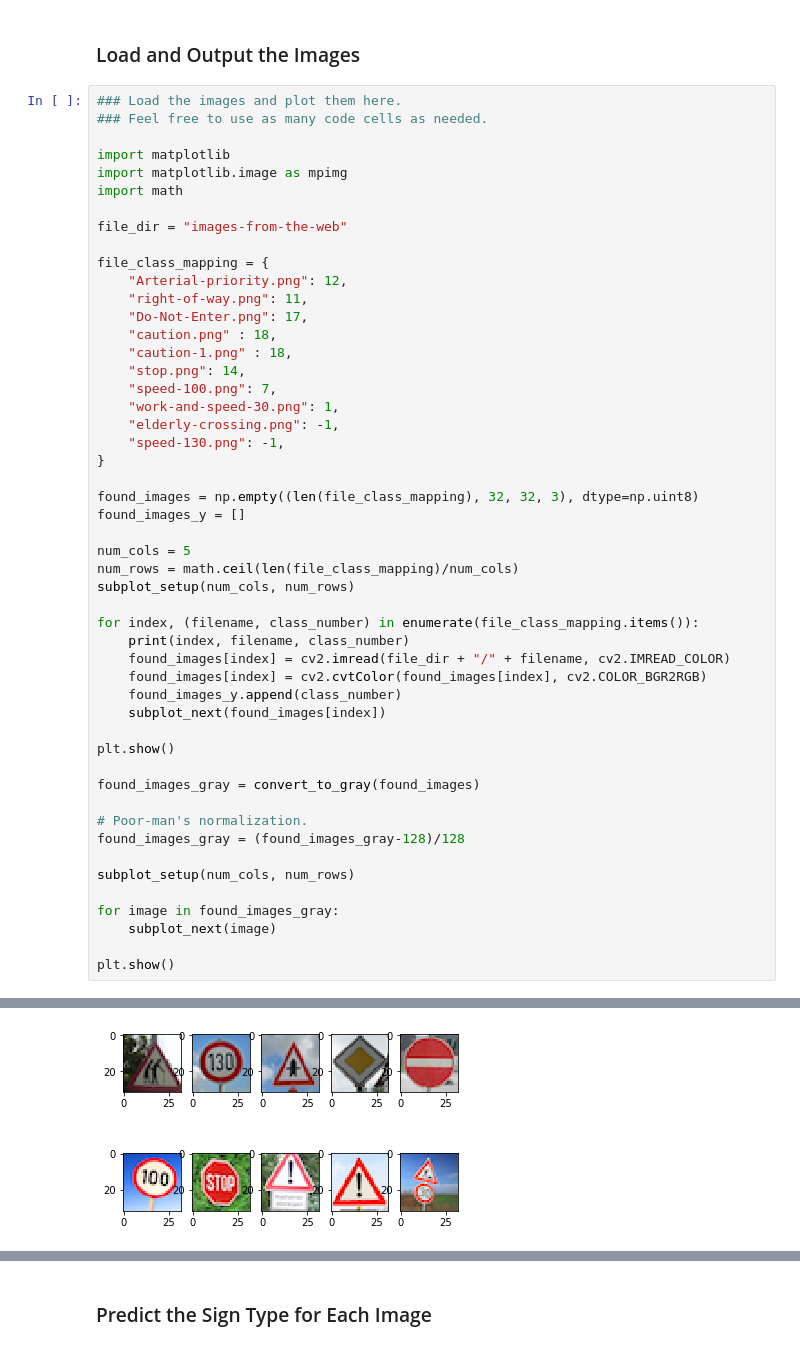
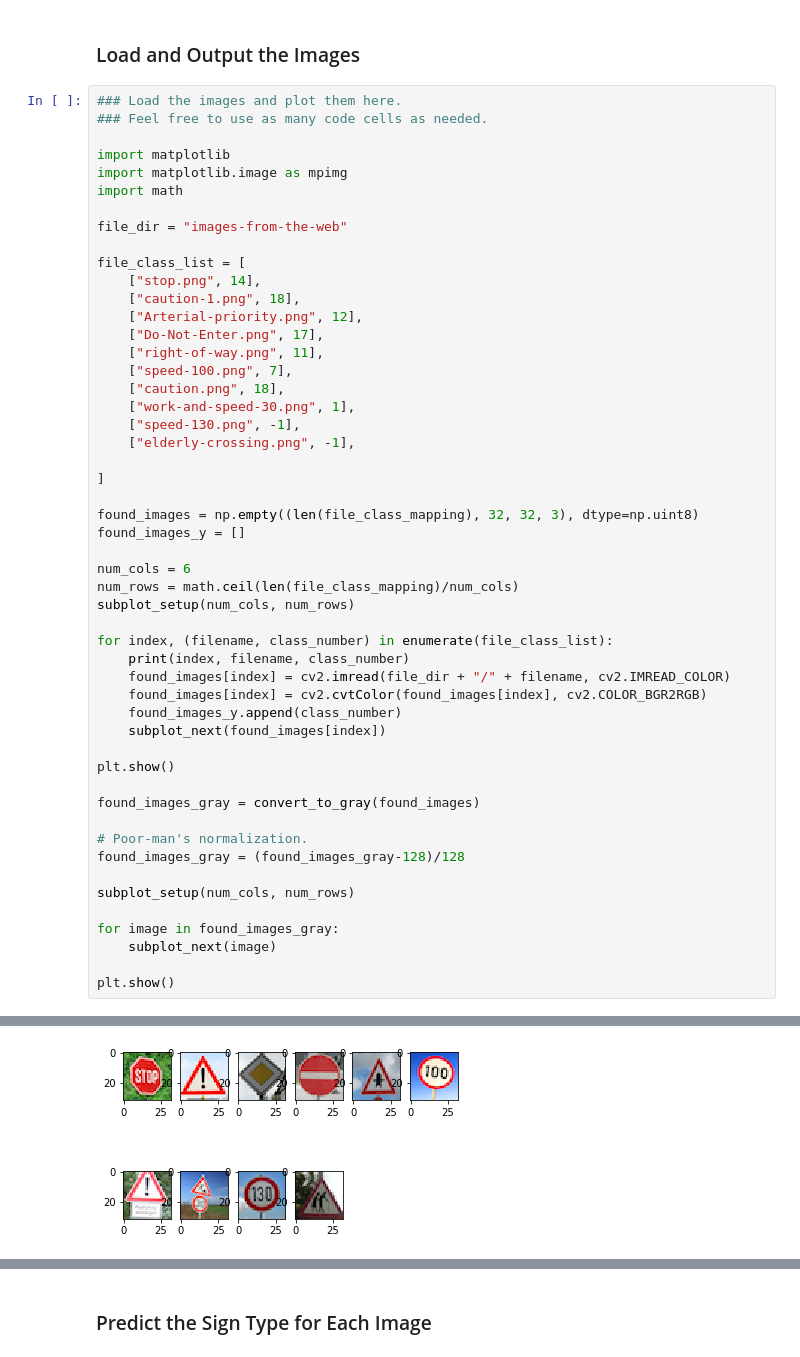
Before and after one commit to svec/CarND-Traffic-Sign-Classifier-Project, a Jupyter notebook: Traffic_Sign_Classifier.ipynb, the cells around one changed output, grey strips where cells are left out. Saved outputs shown, nothing was run; the diff lists cells and outputs as text.

Commit message:
updated with more web images writeup.

```diff
--- a/Traffic_Sign_Classifier.ipynb
+++ b/Traffic_Sign_Classifier.ipynb
@@ -707,27 +707,28 @@ import math
 
 file_dir = "images-from-the-web"
 
-file_class_mapping = {
-    "Arterial-priority.png": 12,
-    "right-of-way.png": 11,
-    "Do-Not-Enter.png": 17,
-    "caution.png" : 18,
-    "caution-1.png" : 18,
-    "stop.png": 14,
-    "speed-100.png": 7,
-    "work-and-speed-30.png": 1,
-    "elderly-crossing.png": -1,
-    "speed-130.png": -1,
-}
+file_class_list = [
+    ["stop.png", 14],
+    ["caution-1.png", 18],
+    ["Arterial-priority.png", 12],
+    ["Do-Not-Enter.png", 17],
+    ["right-of-way.png", 11],
+    ["speed-100.png", 7],
+    ["caution.png", 18],
+    ["work-and-speed-30.png", 1],
+    ["speed-130.png", -1],
+    ["elderly-crossing.png", -1],
+
+]
 
 found_images = np.empty((len(file_class_mapping), 32, 32, 3), dtype=np.uint8)
 found_images_y = []
 
-num_cols = 5
+num_cols = 6
 num_rows = math.ceil(len(file_class_mapping)/num_cols)
 subplot_setup(num_cols, num_rows)
 
-for index, (filename, class_number) in enumerate(file_class_mapping.items()):
+for index, (filename, class_number) in enumerate(file_class_list):
     print(index, filename, class_number)
     found_images[index] = cv2.imread(file_dir + "/" + filename, cv2.IMREAD_COLOR)
     found_images[index] = cv2.cvtColor(found_images[index], cv2.COLOR_BGR2RGB)
@@ -761 +762 @@ plt.show()
-[figure, old version]
+[figure, new version]
```
Also changed, not shown: parts of 2 cells of this notebook, 2 other files.
